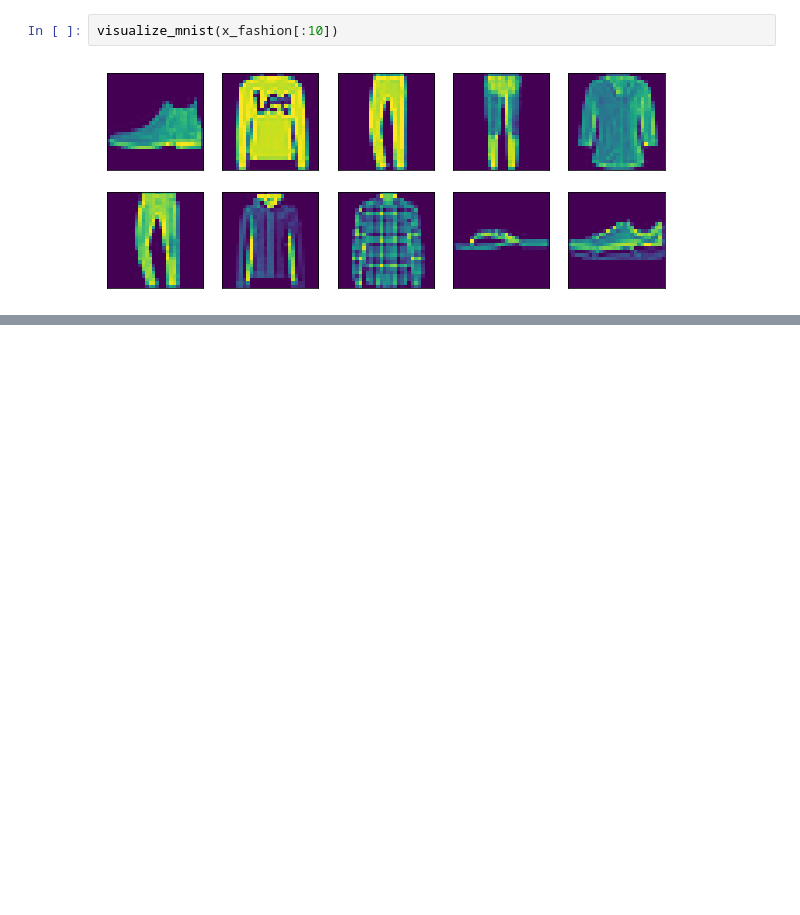
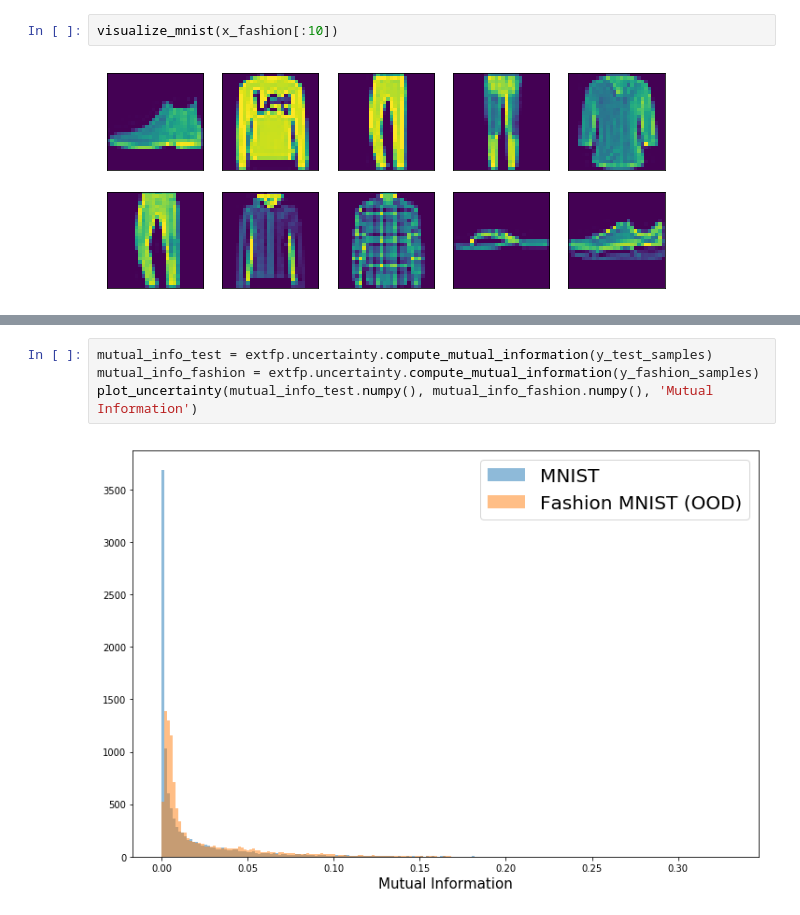
Before and after one commit to slowmoyang/bayesian-deep-learning, a Jupyter notebook: examples/notebooks/out-of-distribution.ipynb, the cells around one changed output, grey strips where cells are left out. Saved outputs shown, nothing was run; the diff lists cells and outputs as text; blank space fills up the shorter version.

```diff
--- a/examples/notebooks/out-of-distribution.ipynb
+++ b/examples/notebooks/out-of-distribution.ipynb
@@ -217,0 +237,6 @@ ax.legend(fontsize=20)
+# %%
+mutual_info_test = extfp.uncertainty.compute_mutual_information(y_test_samples)
+mutual_info_fashion = extfp.uncertainty.compute_mutual_information(y_fashion_samples)
+plot_uncertainty(mutual_info_test.numpy(), mutual_info_fashion.numpy(), 'Mutual Information')
+# %% [output]
+[figure, added]
```
Also changed, not shown: parts of 11 cells of this notebook.
